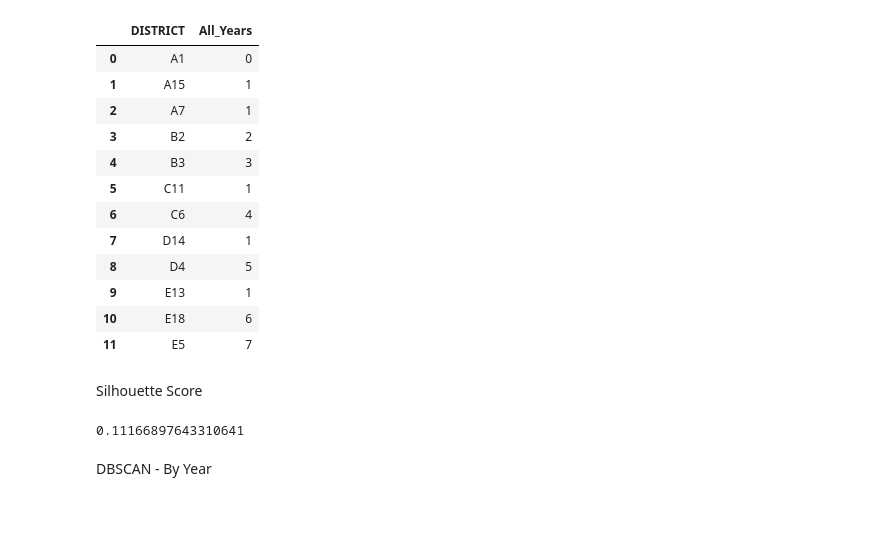
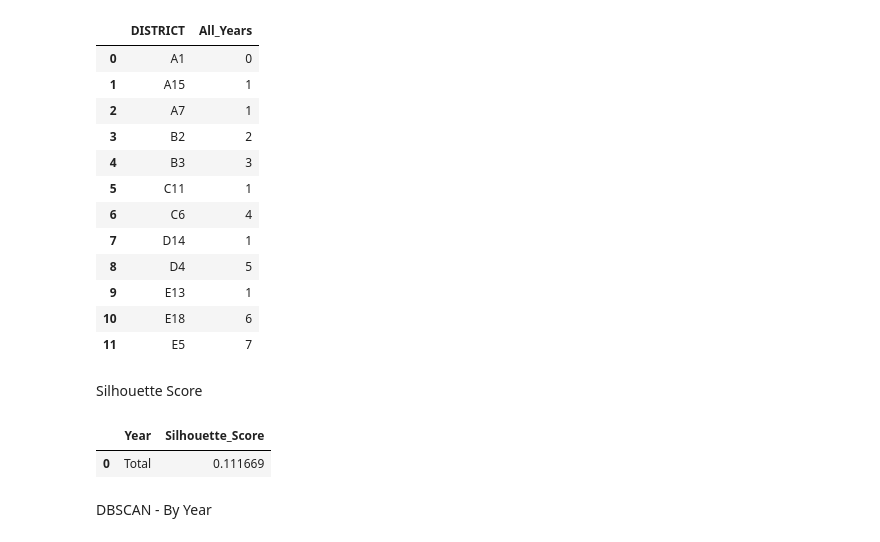
Before and after one commit to insomninina/ds5230fall22, a Jupyter notebook: Code/DBSCAN.ipynb, the cells around one changed output. Saved outputs shown, nothing was run; the diff lists cells and outputs as text; code cells hidden in the pictures; blank space fills up the shorter version.

```diff
--- a/Code/DBSCAN.ipynb
+++ b/Code/DBSCAN.ipynb
@@ -88,10 +88,15 @@ dbscan_pred
 | 11 | E5 | 7 |
 # %% [markdown]
 Silhouette Score
-# %%
-silhouette_score(data, dbscan.labels_)
-# %% [output]
-0.11166897643310641
+# %%
+s_score = [['Total', silhouette_score(data, dbscan.labels_)]]
+silhouette_scores = pd.DataFrame(s_score, columns = ['Year', 'Silhouette_Score'])
+s_total = silhouette_score(data, dbscan.labels_)
+# %%
+silhouette_scores
+# %% [output]
+|  | Year | Silhouette_Score |
+| 0 | Total | 0.111669 |
 # %% [markdown]
 DBSCAN - By Year
 # %%
```
Also changed, not shown: parts of 9 cells of this notebook.
